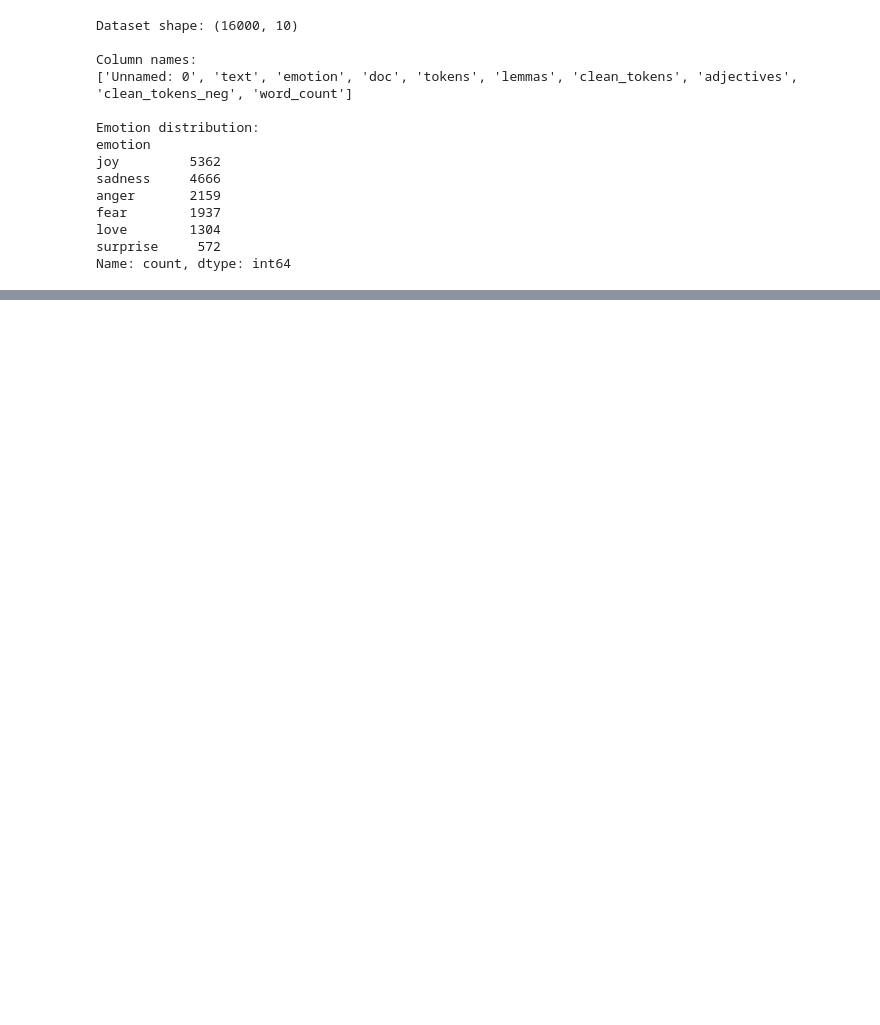
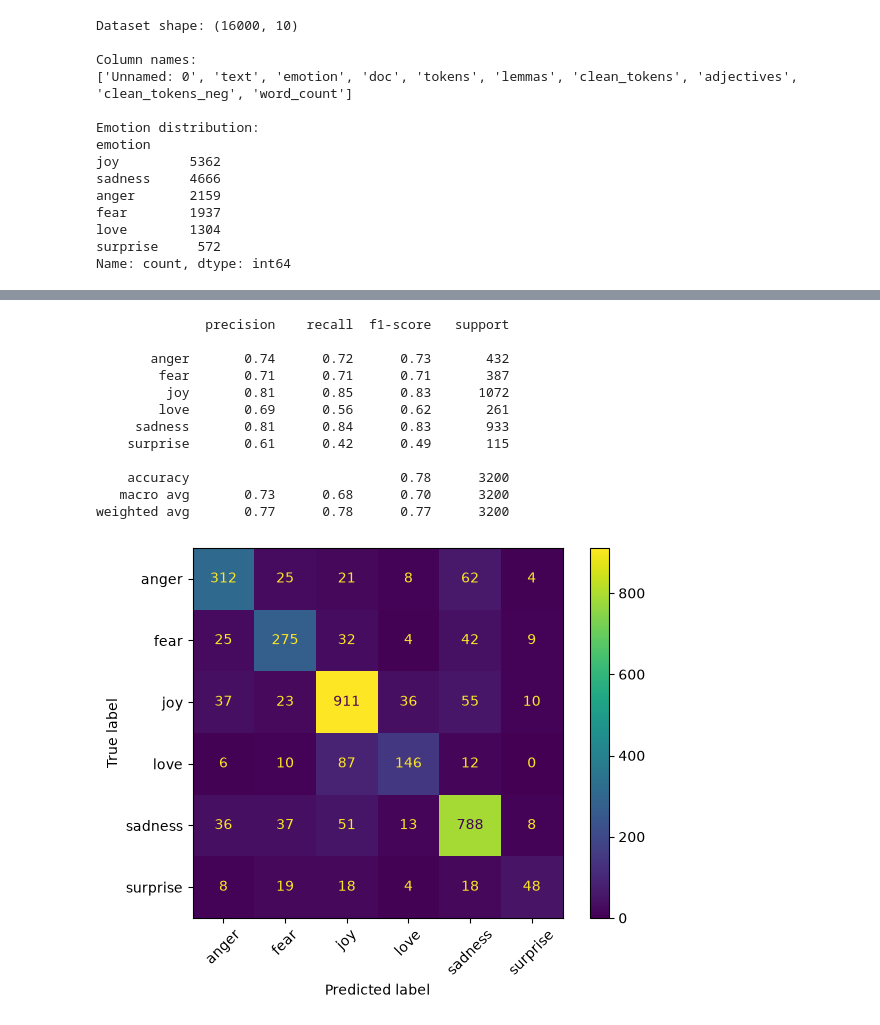
Before and after one commit to Mallik829/A_M_project_2, a Jupyter notebook: anita_emotions_model.ipynb, the cells around one changed output, grey strips where cells are left out. Cells and saved outputs as stored; diff of their text form; code cells hidden in the pictures; blank space fills up the shorter version.

```diff
--- a/anita_emotions_model.ipynb
+++ b/anita_emotions_model.ipynb
@@ -90,0 +244,20 @@ SyntaxError: invalid syntax. Maybe you meant '==' or ':=' instead of '='? (71879
+# %%
+from sklearn.pipeline import Pipeline
+from sklearn.feature_extraction.text import CountVectorizer
+from sklearn.naive_bayes import MultinomialNB
+from sklearn.metrics import classification_report
+
+for alpha in [0.1, 0.5, 1.0, 2.0]:
+    model = Pipeline([
+        ("vectorizer", CountVectorizer()),
+        ("classifier", MultinomialNB(alpha=alpha))
+    ])
+
+    model.fit(X_train, y_train)
+    predictions = model.predict(X_test)
+
+    macro_f1 = f1_score(
+        y_test, predictions, average="macro"
+    )
+
+    print(f"\nAlpha = {alpha} | Macro F1 = {macro_f1:.3f}")
@@ -90,0 +272,51 @@ SyntaxError: invalid syntax. Maybe you meant '==' or ':=' instead of '='? (71879
+# %%
+
+from sklearn.pipeline import Pipeline
+from sklearn.feature_extraction.text import CountVectorizer
+from sklearn.naive_bayes import MultinomialNB
+from sklearn.metrics import classification_report, confusion_matrix
+import matplotlib.pyplot as plt
+from sklearn.metrics import ConfusionMatrixDisplay
+
+# Build the model using the best alpha so far
+best_model = Pipeline([
+    ("vectorizer", CountVectorizer()),
+    ("classifier", MultinomialNB(alpha=0.1))
+])
+
+# Train using the training data only
+best_model.fit(X_train, y_train)
+
+# Predict the emotions for unseen test examples
+best_pred = best_model.predict(X_test)
+
+# Evaluate every emotion
+print(classification_report(
+    y_test,
+    best_pred,
+    zero_division=0
+))
+
+# Visualize the errors
+ConfusionMatrixDisplay.from_predictions(
+    y_test,
+    best_pred,
+    xticks_rotation=45
+)
+
+plt.tight_layout()
+plt.show()
+# %% [output]
+              precision    recall  f1-score   support
+
+       anger       0.74      0.72      0.73       432
+        fear       0.71      0.71      0.71       387
+         joy       0.81      0.85      0.83      1072
+        love       0.69      0.56      0.62       261
+     sadness       0.81      0.84      0.83       933
+    surprise       0.61      0.42      0.49       115
+
+    accuracy                           0.78      3200
+   macro avg       0.73      0.68      0.70      3200
+weighted avg       0.77      0.78      0.77      3200
+[figure, added]
```
Also changed, not shown: parts of 10 cells of this notebook.
